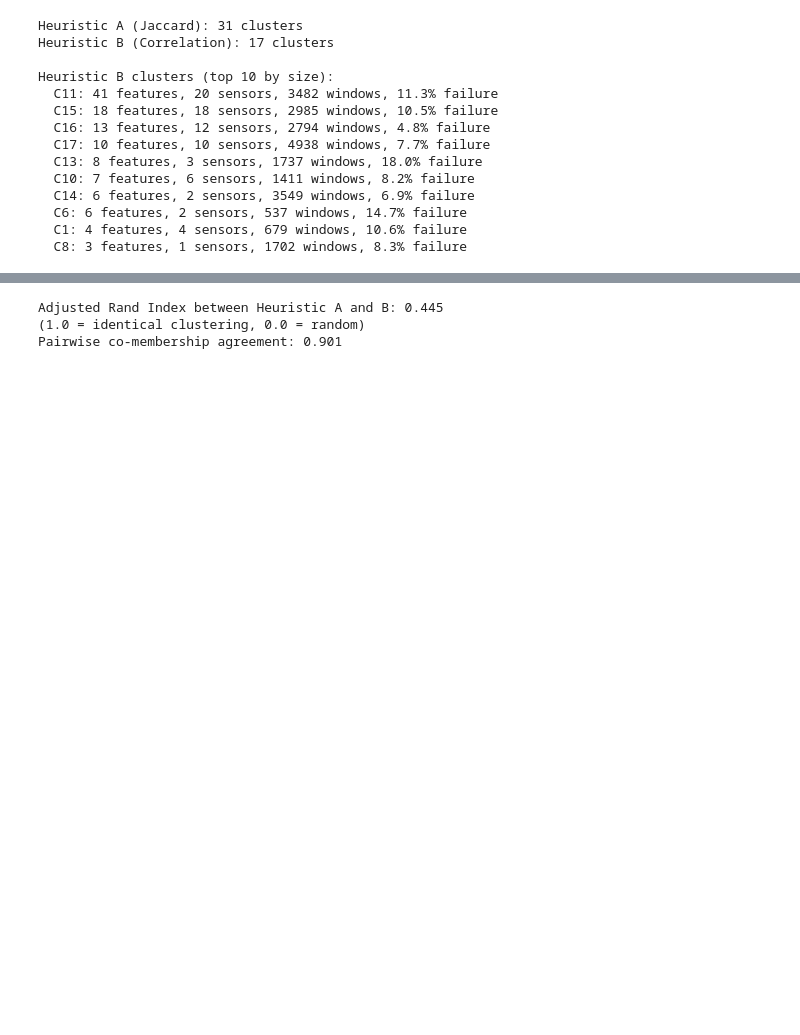
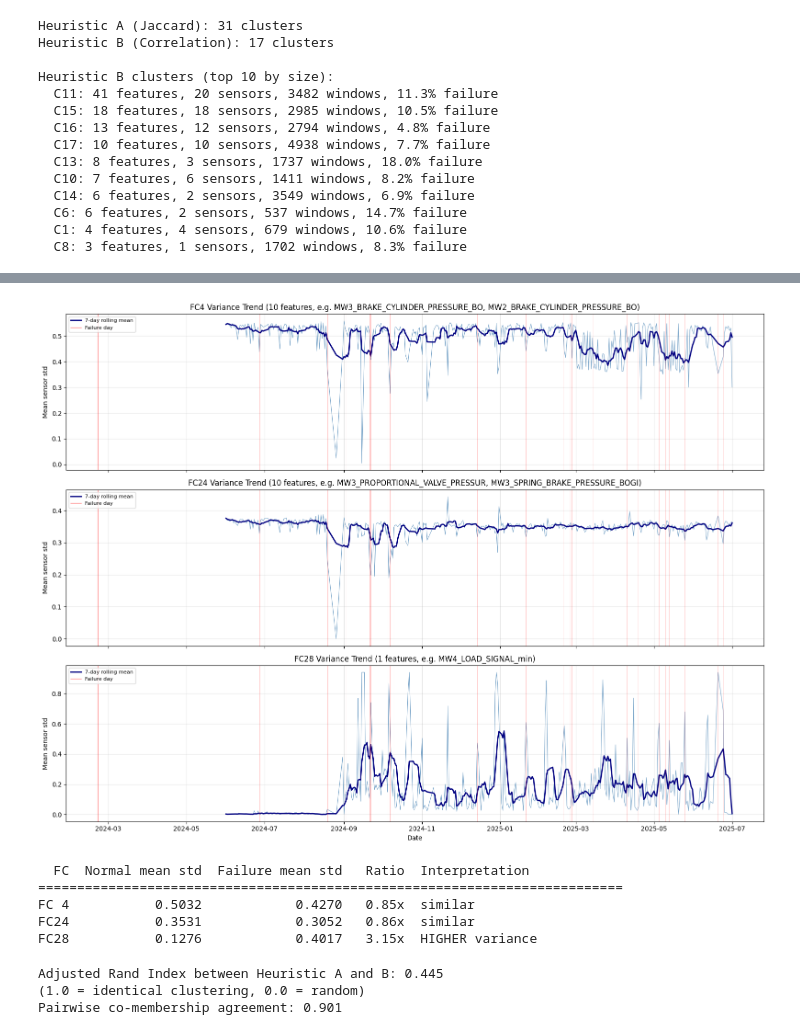
Before and after one commit to Emir515/Kurtulus-thesis, a Jupyter notebook: notebooks/04_anomaly_detection_cluster_analysis.ipynb, the cells around one changed output, grey strips where cells are left out. Saved outputs shown, nothing was run; the diff lists cells and outputs as text; code cells hidden in the pictures; blank space fills up the shorter version.

```diff
--- a/notebooks/04_anomaly_detection_cluster_analysis.ipynb
+++ b/notebooks/04_anomaly_detection_cluster_analysis.ipynb
@@ -865,3 +1009,80 @@ Heuristic B clusters (top 10 by size):
+# %%
+# ── Variance trend analysis ──
+# Use the original continuous data (not binary) to track variance over time
+# Focus on failure-specific clusters: FC4, FC24, FC28
+
+failure_specific_fcs = [4, 24, 28]
+
+# Get _std features from each failure-specific cluster (these represent within-window variance)
+fc_std_feats = {}
+for fc in failure_specific_fcs:
+    feats = heuristic_a[fc]
+    std_feats = [f for f in feats if f.endswith('_std')]
+    if not std_feats:
+        # If no _std features, use all features
+        std_feats = feats
+    fc_std_feats[fc] = std_feats
+
+# Compute daily mean of _std features per cluster (raw values, not z-scores)
+all_sup['date'] = all_sup['window_end'].dt.date
+
+fig, axes = plt.subplots(len(failure_specific_fcs), 1, figsize=(16, 4*len(failure_specific_fcs)), sharex=True)
+if len(failure_specific_fcs) == 1:
+    axes = [axes]
+
+for ax_i, fc in enumerate(failure_specific_fcs):
+    feats = fc_std_feats[fc]
+    ax = axes[ax_i]
+
+    # Daily mean variance across all features in the cluster
+    daily_var = all_sup.groupby('date')[feats].mean().mean(axis=1)
+    dates = pd.to_datetime(list(daily_var.index))
+
+    ax.plot(dates, daily_var.values, color='steelblue', alpha=0.7, linewidth=0.8)
+
+    # Rolling average for trend
+    rolling = daily_var.rolling(7, min_periods=1).mean()
+    ax.plot(dates, rolling.values, color='navy', linewidth=2, label='7-day rolling mean')
+
+    # Mark failure days
+    fail_days = all_sup[all_sup['label'] == 1].groupby('date')['label'].sum()
+    for fd in fail_days.index:
+        fd_dt = pd.Timestamp(fd)
+        if fd_dt >= dates.min() and fd_dt <= dates.max():
+            ax.axvline(fd_dt, color='red', alpha=0.3, linewidth=0.5)
+
+    # Add a single red line to legend
+    ax.axvline(dates.min() - pd.Timedelta(days=100), color='red', alpha=0.5, linewidth=1, label='Failure day')
+
+    ax.set_ylabel('Mean sensor std')
+    n_feats = len(feats)
+    top2 = ', '.join([f[:30] for f in feats[:2]])
+    ax.set_title(f'FC{fc} Variance Trend ({n_feats} features, e.g. {top2})')
+    ax.legend(loc='upper left', fontsize=8)
+    ax.grid(alpha=0.3)
+
+ax.set_xlabel('Date')
+plt.tight_layout()
+plt.show()
+
+# Quantitative: compare mean variance in failure windows vs normal windows
+print()
+print(f'{"FC":>4} {"Normal mean std":>16} {"Failure mean std":>17} {"Ratio":>7}  Interpretation')
+print('=' * 75)
+for fc in failure_specific_fcs:
+    feats = fc_std_feats[fc]
+    normal_vals = all_sup.loc[all_sup['label'] == 0, feats].mean().mean()
+    fail_vals = all_sup.loc[all_sup['label'] == 1, feats].mean().mean()
+    ratio = fail_vals / normal_vals if normal_vals > 0 else float('inf')
+    tag = 'HIGHER variance' if ratio > 1.5 else ('higher' if ratio > 1.1 else 'similar')
+    print(f'FC{fc:>2} {normal_vals:>16.4f} {fail_vals:>17.4f} {ratio:>6.2f}x  {tag}')
+# %% [output]
+[figure, added]
+  FC  Normal mean std  Failure mean std   Ratio  Interpretation
+===========================================================================
+FC 4           0.5032            0.4270   0.85x  similar
+FC24           0.3531            0.3052   0.86x  similar
+FC28           0.1276            0.4017   3.15x  HIGHER variance
 # %%
 # ── Side-by-side visual comparison ──
 from sklearn.metrics import adjusted_rand_score
```
Also changed, not shown: parts of 10 cells of this notebook.
